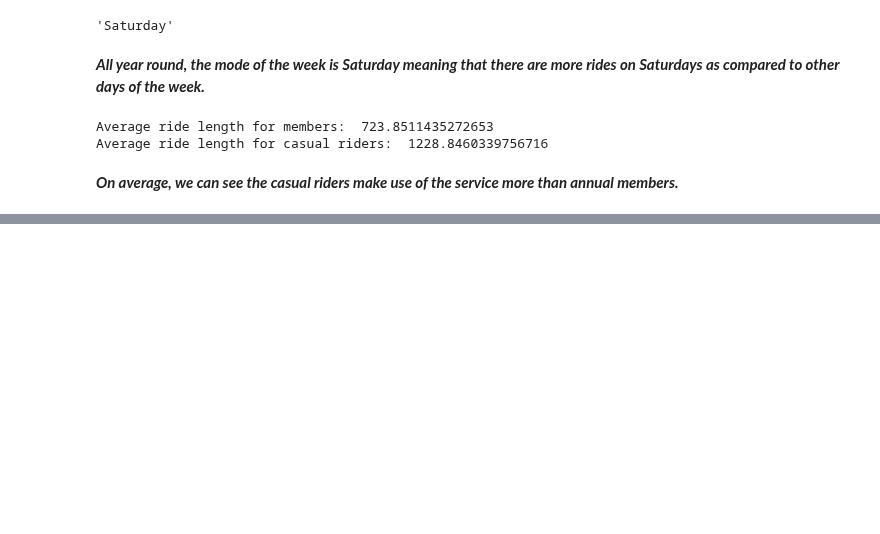
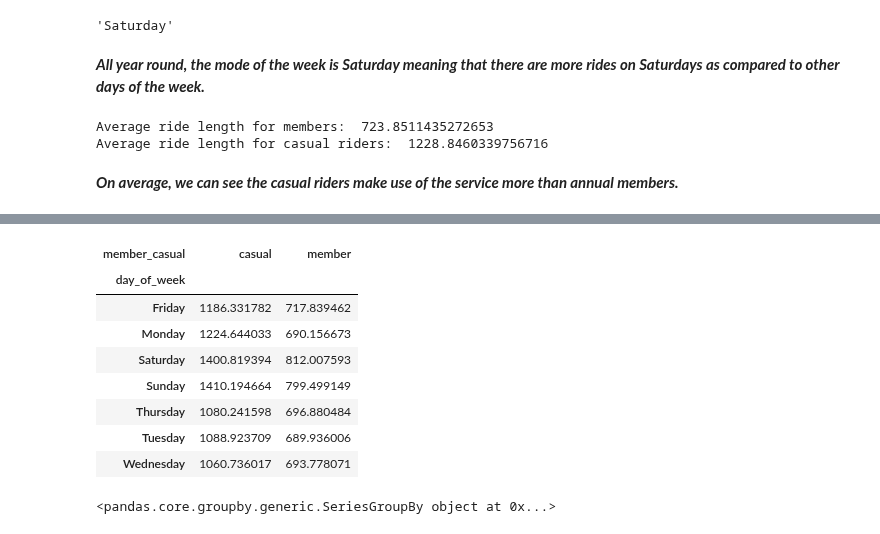
Before and after one commit to alliajagbe/data-analytics, a Jupyter notebook: case_study/notebook.ipynb, the cells around one changed output, grey strips where cells are left out. Saved outputs shown, nothing was run; the diff lists cells and outputs as text; code cells hidden in the pictures; blank space fills up the shorter version.

```diff
--- a/case_study/notebook.ipynb
+++ b/case_study/notebook.ipynb
@@ -447,0 +448,20 @@ avg_ride_length_grouped
+# %%
+# pivoting the avg_ride_length_grouped
+pivot_avg_ride_length_grouped = avg_ride_length_grouped.pivot(index='day_of_week', columns='member_casual', values='ride_length_seconds')
+pivot_avg_ride_length_grouped
+# %% [output]
+| member_casual | casual | member |
+| day_of_week |  |  |
+| Friday | 1186.331782 | 717.839462 |
+| Monday | 1224.644033 | 690.156673 |
+| Saturday | 1400.819394 | 812.007593 |
+| Sunday | 1410.194664 | 799.499149 |
+| Thursday | 1080.241598 | 696.880484 |
+| Tuesday | 1088.923709 | 689.936006 |
+| Wednesday | 1060.736017 | 693.778071 |
+# %%
+# getting the number of rides for users by day of week
+casual_riders = casual['ride_id'].groupby(casual['day_of_week'])
+casual_riders
+# %% [output]
+<pandas.core.groupby.generic.SeriesGroupBy object at 0x...>
```
Also changed, not shown: parts of 1 cell of this notebook.
